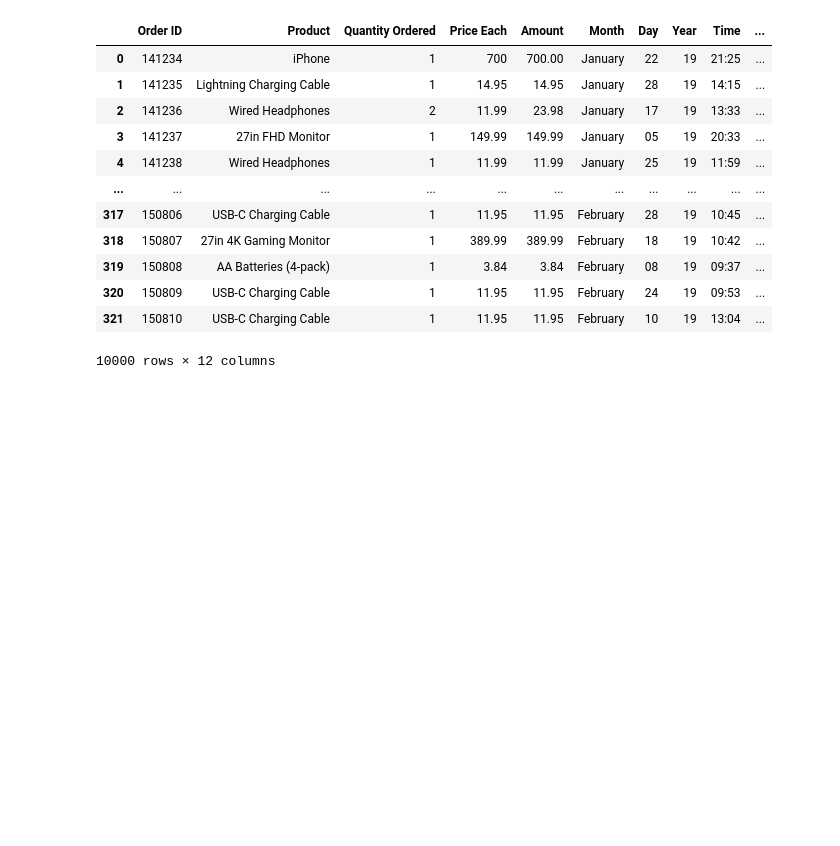
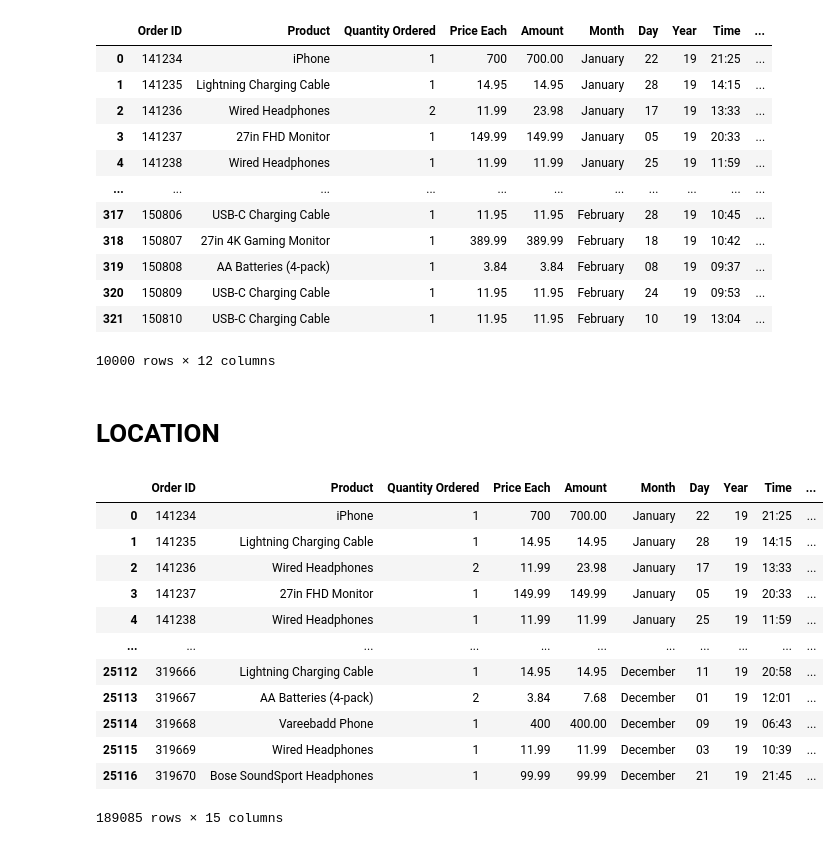
Before and after one commit to Mideoladokun/eCommerce-Analytics, a Jupyter notebook: Project.ipynb, the cells around one changed output. Cells and saved outputs as stored; diff of their text form; code cells hidden in the pictures; blank space fills up the shorter version.

Commit message:
Cleaning Address

```diff
--- a/Project.ipynb
+++ b/Project.ipynb
@@ -228,3 +228,23 @@ updated_data.head(10000)
 | 320 | 150809 | USB-C Charging Cable | 1 | 11.95 | 11.95 | February | 24 | 19 | 09:53 | ... |
 | 321 | 150810 | USB-C Charging Cable | 1 | 11.95 | 11.95 | February | 10 | 19 | 13:04 | ... |
 10000 rows × 12 columns
+# %% [markdown]
+# LOCATION
+# %%
+updated_data[['House No','City', 'State']] = updated_data['Purchase Address'].str.split(',', expand = True)
+updated_data['State'].str.split(' ', n = 1, expand = True)
+updated_data
+# %% [output]
+|  | Order ID | Product | Quantity Ordered | Price Each | Amount | Month | Day | Year | Time | ... |
+| 0 | 141234 | iPhone | 1 | 700 | 700.00 | January | 22 | 19 | 21:25 | ... |
+| 1 | 141235 | Lightning Charging Cable | 1 | 14.95 | 14.95 | January | 28 | 19 | 14:15 | ... |
+| 2 | 141236 | Wired Headphones | 2 | 11.99 | 23.98 | January | 17 | 19 | 13:33 | ... |
+| 3 | 141237 | 27in FHD Monitor | 1 | 149.99 | 149.99 | January | 05 | 19 | 20:33 | ... |
+| 4 | 141238 | Wired Headphones | 1 | 11.99 | 11.99 | January | 25 | 19 | 11:59 | ... |
+| ... | ... | ... | ... | ... | ... | ... | ... | ... | ... | ... |
+| 25112 | 319666 | Lightning Charging Cable | 1 | 14.95 | 14.95 | December | 11 | 19 | 20:58 | ... |
+| 25113 | 319667 | AA Batteries (4-pack) | 2 | 3.84 | 7.68 | December | 01 | 19 | 12:01 | ... |
+| 25114 | 319668 | Vareebadd Phone | 1 | 400 | 400.00 | December | 09 | 19 | 06:43 | ... |
+| 25115 | 319669 | Wired Headphones | 1 | 11.99 | 11.99 | December | 03 | 19 | 10:39 | ... |
+| 25116 | 319670 | Bose SoundSport Headphones | 1 | 99.99 | 99.99 | December | 21 | 19 | 21:45 | ... |
+189085 rows × 15 columns
```
Also changed, not shown: parts of 6 cells of this notebook.
